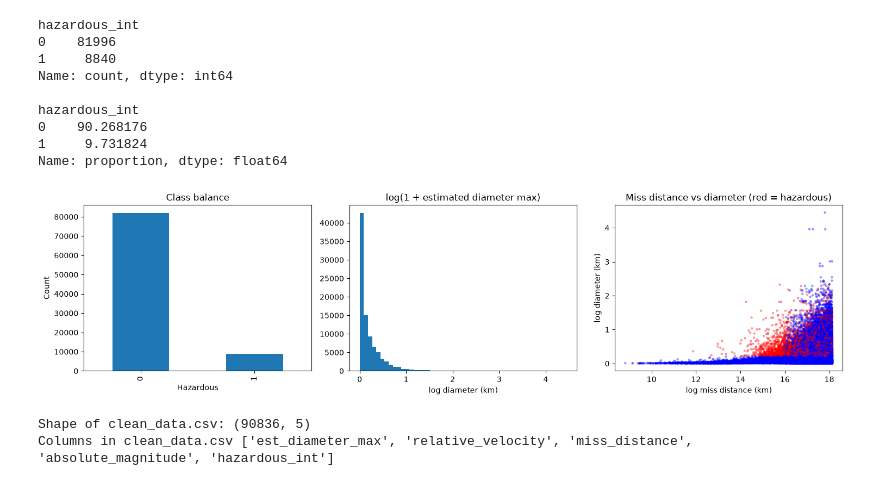
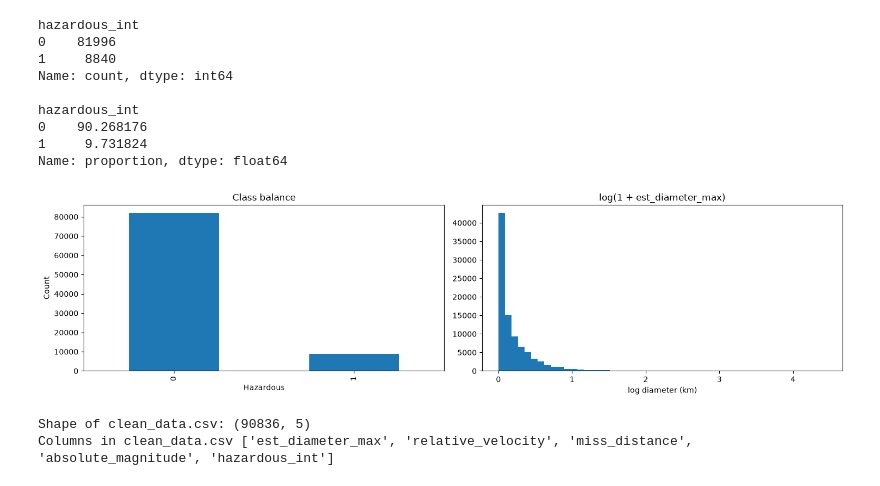
Before and after one commit to Funckin/ML_Project, a Jupyter notebook: notebooks/data_check.ipynb, the cells around one changed output. Drawn from its saved outputs; the diff is of its cells as text; code cells hidden in the pictures.

```diff
--- a/notebooks/data_check.ipynb
+++ b/notebooks/data_check.ipynb
@@ -120,28 +121,21 @@ Name: proportion, dtype: float64
 # %%
 """ Visulaization """
 
-fig, axes = plt.subplots(1, 3, figsize=(15, 4))
+fig, axes = plt.subplots(1, 2, figsize=(15, 4))
 
 df["hazardous_int"].value_counts().plot(kind="bar", ax=axes[0])
 axes[0].set_title("Class balance")
 axes[0].set_xlabel("Hazardous")
 axes[0].set_ylabel("Count")
 
 axes[1].hist(np.log1p(df["est_diameter_max"]), bins=50)
-axes[1].set_title("log(1 + estimated diameter max)")
+axes[1].set_title("log(1 + est_diameter_max)")
 axes[1].set_xlabel("log diameter (km)")
-
-colors = df["hazardous_int"].map({1: "red", 0: "blue"})
-axes[2].scatter(np.log1p(df["miss_distance"]), np.log1p(df["est_diameter_max"]),
-                 c=colors, alpha=0.3, s=5)
-axes[2].set_title("Miss distance vs diameter (red = hazardous)")
-axes[2].set_xlabel("log miss distance (km)")
-axes[2].set_ylabel("log diameter (km)")
 
 plt.tight_layout()
 plt.show()
 # %% [output]
-[figure, old version]
+[figure, new version]
 # %%
 """ Save output, figures and data """
 
```
Also changed, not shown: parts of 4 cells of this notebook, 3 other files.
